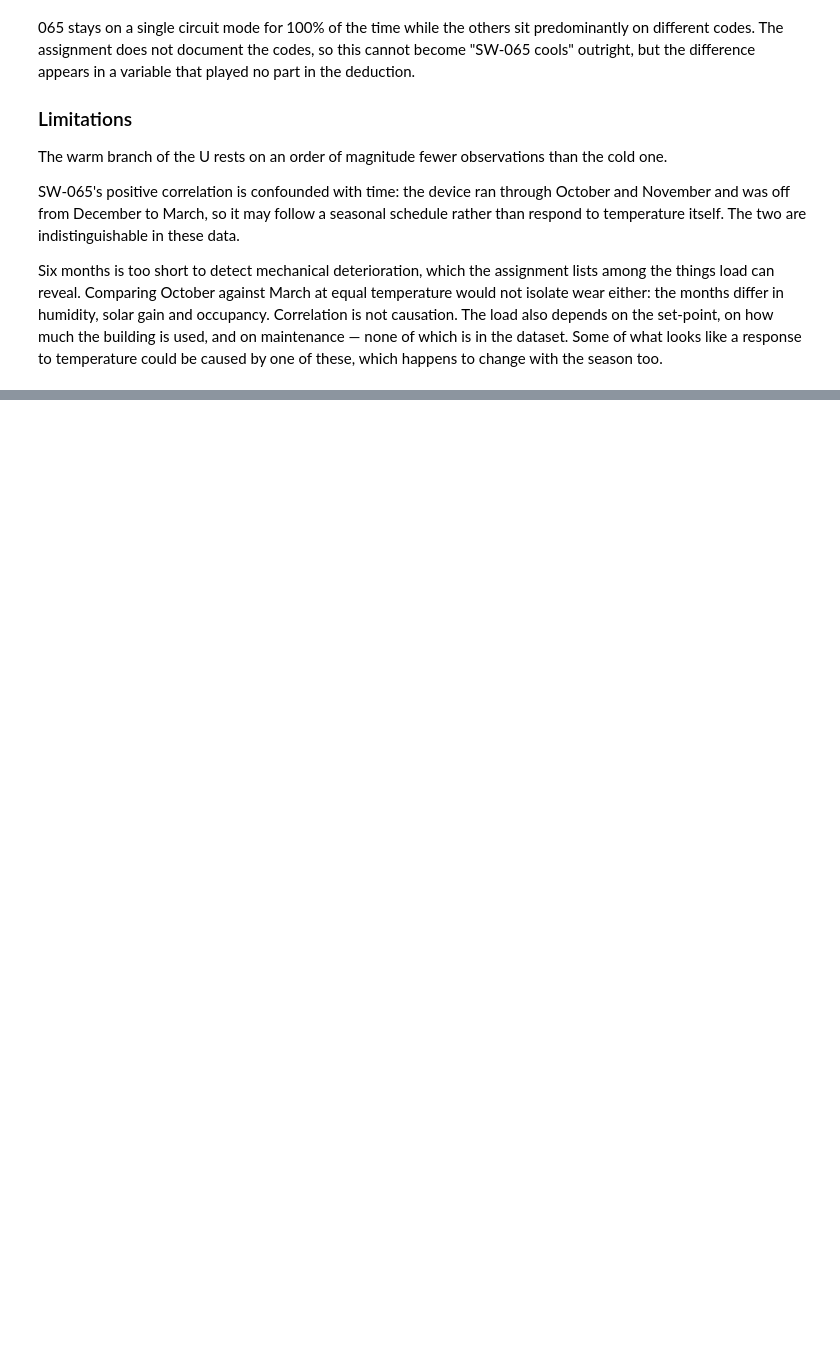
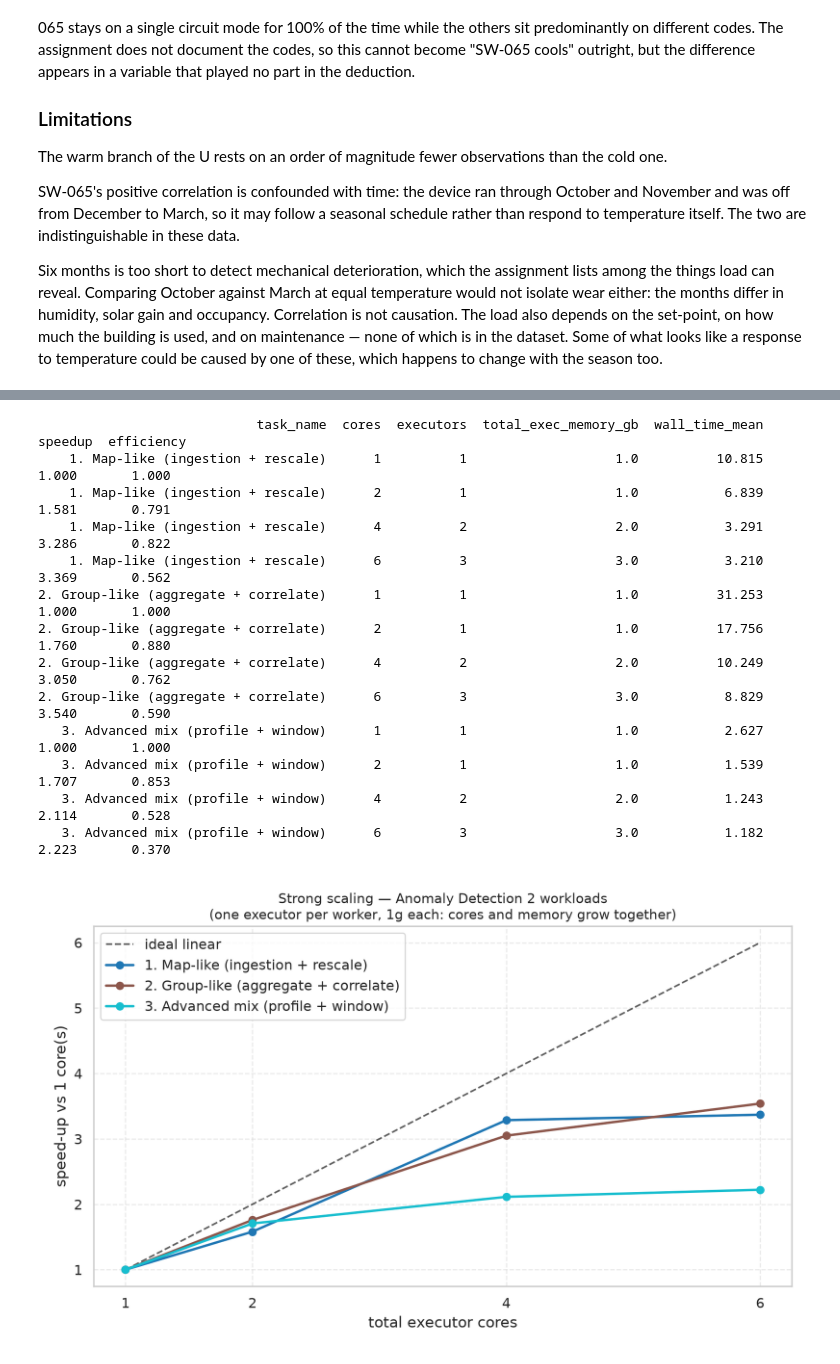
Before and after one commit to PasqualeAndreacchio/AnomalyDection-Spark, a Jupyter notebook: anomaly_detection2.ipynb, the cells around one changed output, grey strips where cells are left out. Cells and saved outputs as stored; diff of their text form; code cells hidden in the pictures; blank space fills up the shorter version.

Commit message:
Add scaling benchmark for the AD2 pipeline

```diff
--- a/anomaly_detection2.ipynb
+++ b/anomaly_detection2.ipynb
@@ -1667,0 +1691,38 @@ one of these, which happens to change with the season too.
+# %%
+# Benchmark results, produced offline by benchmark_ad2.py. Loaded rather than
+# recomputed: the measurement needs one Spark application per core count, and
+# the cluster has to be idle for the timings to mean anything.
+import os
+from IPython.display import Image, display
+
+t2_BENCH_DIR = os.path.expanduser("~/benchmark_ad2")
+
+try:
+    t2_bench = pd.read_csv(f"{t2_BENCH_DIR}/benchmark_summary.csv")
+    cols = ["task_name", "cores", "executors", "total_exec_memory_gb",
+            "wall_time_mean", "speedup", "efficiency"]
+    print(t2_bench[cols].round(3).to_string(index=False))
+
+    for p in ["plot1_speedup.png", "plot2_efficiency.png",
+              "plot3_shuffle_partitions.png", "plot4_time_breakdown.png"]:
+        f = f"{t2_BENCH_DIR}/benchmark_plots/{p}"
+        if os.path.exists(f):
+            display(Image(filename=f))
+except FileNotFoundError:
+    print(f"{t2_BENCH_DIR}/benchmark_summary.csv not found — "
+          "run benchmark_ad2.py first.")
+# %% [output]
+                            task_name  cores  executors  total_exec_memory_gb  wall_time_mean  speedup  efficiency
+    1. Map-like (ingestion + rescale)      1          1                   1.0          10.815    1.000       1.000
+    1. Map-like (ingestion + rescale)      2          1                   1.0           6.839    1.581       0.791
+    1. Map-like (ingestion + rescale)      4          2                   2.0           3.291    3.286       0.822
+    1. Map-like (ingestion + rescale)      6          3                   3.0           3.210    3.369       0.562
+2. Group-like (aggregate + correlate)      1          1                   1.0          31.253    1.000       1.000
+2. Group-like (aggregate + correlate)      2          1                   1.0          17.756    1.760       0.880
+2. Group-like (aggregate + correlate)      4          2                   2.0          10.249    3.050       0.762
+2. Group-like (aggregate + correlate)      6          3                   3.0           8.829    3.540       0.590
+   3. Advanced mix (profile + window)      1          1                   1.0           2.627    1.000       1.000
+   3. Advanced mix (profile + window)      2          1                   1.0           1.539    1.707       0.853
+   3. Advanced mix (profile + window)      4          2                   2.0           1.243    2.114       0.528
+   3. Advanced mix (profile + window)      6          3                   3.0           1.182    2.223       0.370
+[figure, added]
```
Also changed, not shown: parts of 19 cells of this notebook, 8 other files.
